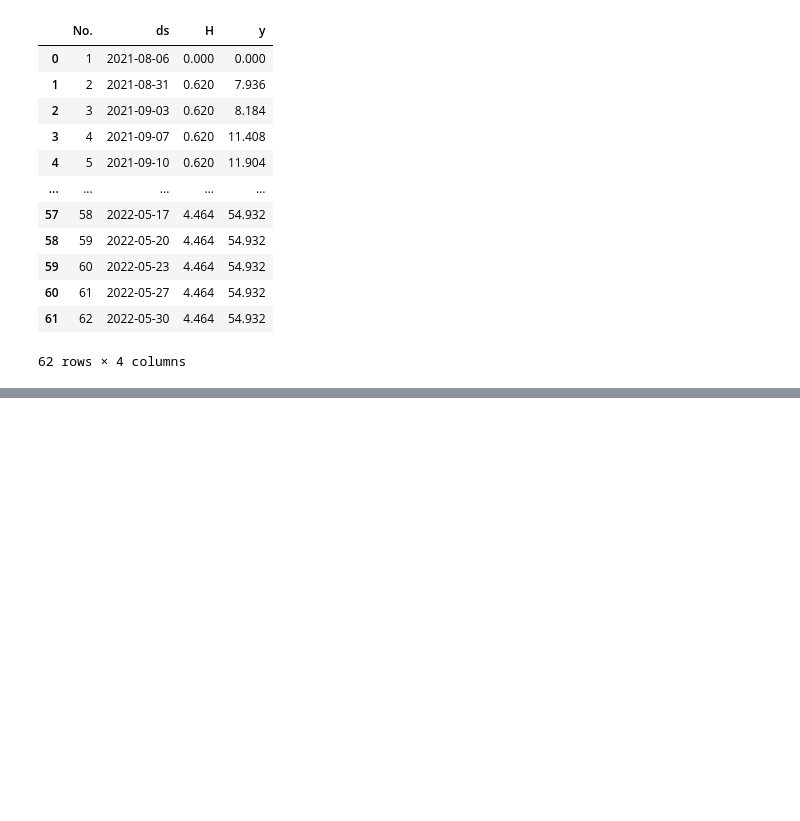
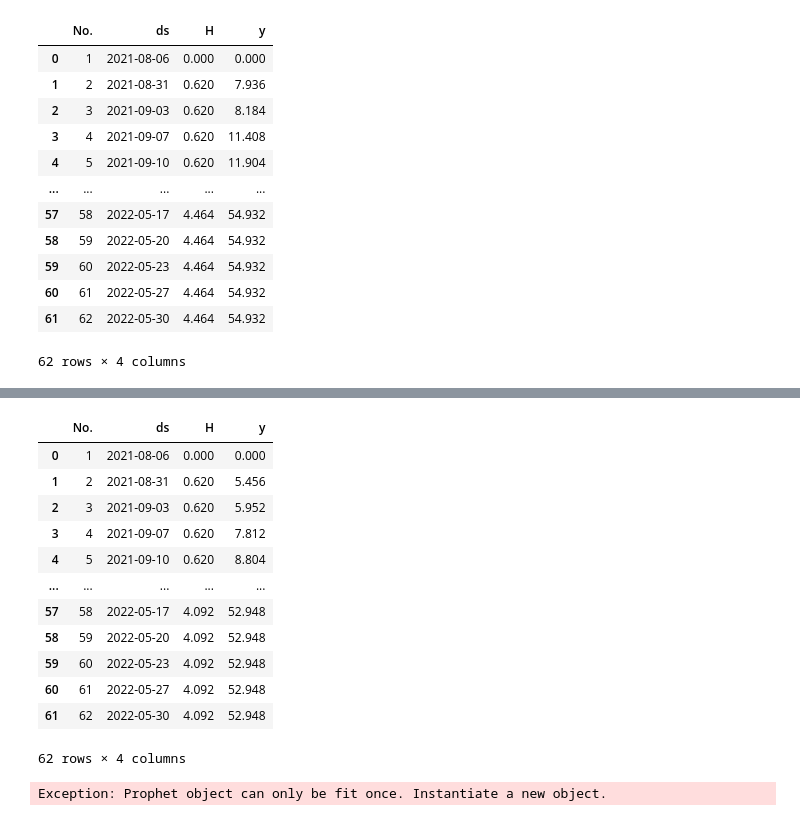
Before and after one commit to HyeonSoo-Jeon/Embedded, a Jupyter notebook: Contest/contest.ipynb, the cells around one changed output, grey strips where cells are left out. Drawn from its saved outputs; the diff is of its cells as text; code cells hidden in the pictures; blank space fills up the shorter version.

```diff
--- a/Contest/contest.ipynb
+++ b/Contest/contest.ipynb
@@ -83,0 +78,22 @@ with open('serialized_model.json', 'r') as fin:
+# %%
+data2 = pd.read_csv('H-S_seq_2.csv', header=0, parse_dates=['Date'])
+data2.rename(columns={'Date': 'ds', 'S': 'y'}, inplace=True)
+data2
+# %% [output]
+|  | No. | ds | H | y |
+| 0 | 1 | 2021-08-06 | 0.000 | 0.000 |
+| 1 | 2 | 2021-08-31 | 0.620 | 5.456 |
+| 2 | 3 | 2021-09-03 | 0.620 | 5.952 |
+| 3 | 4 | 2021-09-07 | 0.620 | 7.812 |
+| 4 | 5 | 2021-09-10 | 0.620 | 8.804 |
+| ... | ... | ... | ... | ... |
+| 57 | 58 | 2022-05-17 | 4.092 | 52.948 |
+| 58 | 59 | 2022-05-20 | 4.092 | 52.948 |
+| 59 | 60 | 2022-05-23 | 4.092 | 52.948 |
+| 60 | 61 | 2022-05-27 | 4.092 | 52.948 |
+| 61 | 62 | 2022-05-30 | 4.092 | 52.948 |
+62 rows × 4 columns
+# %%
+m.fit
+# %% [output]
+Exception: Prophet object can only be fit once. Instantiate a new object.
```
Also changed, not shown: parts of 5 cells of this notebook, 6 other files.
